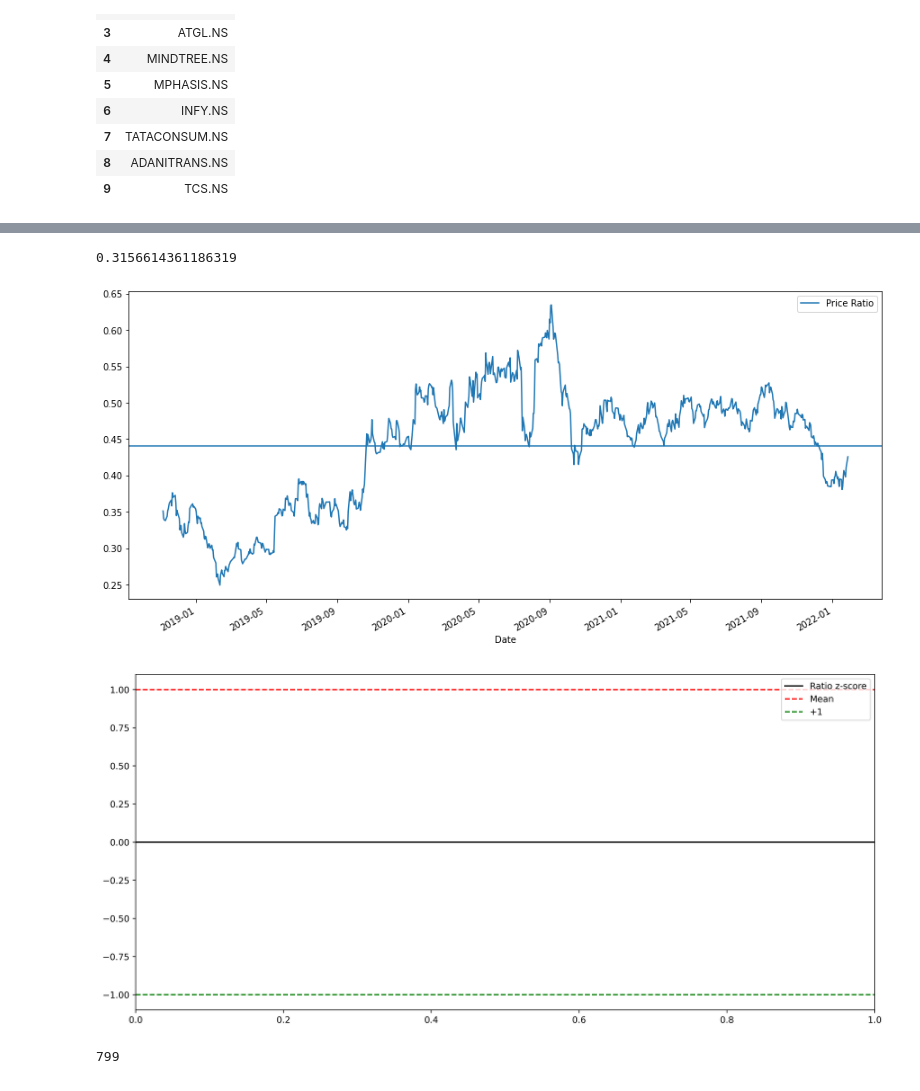
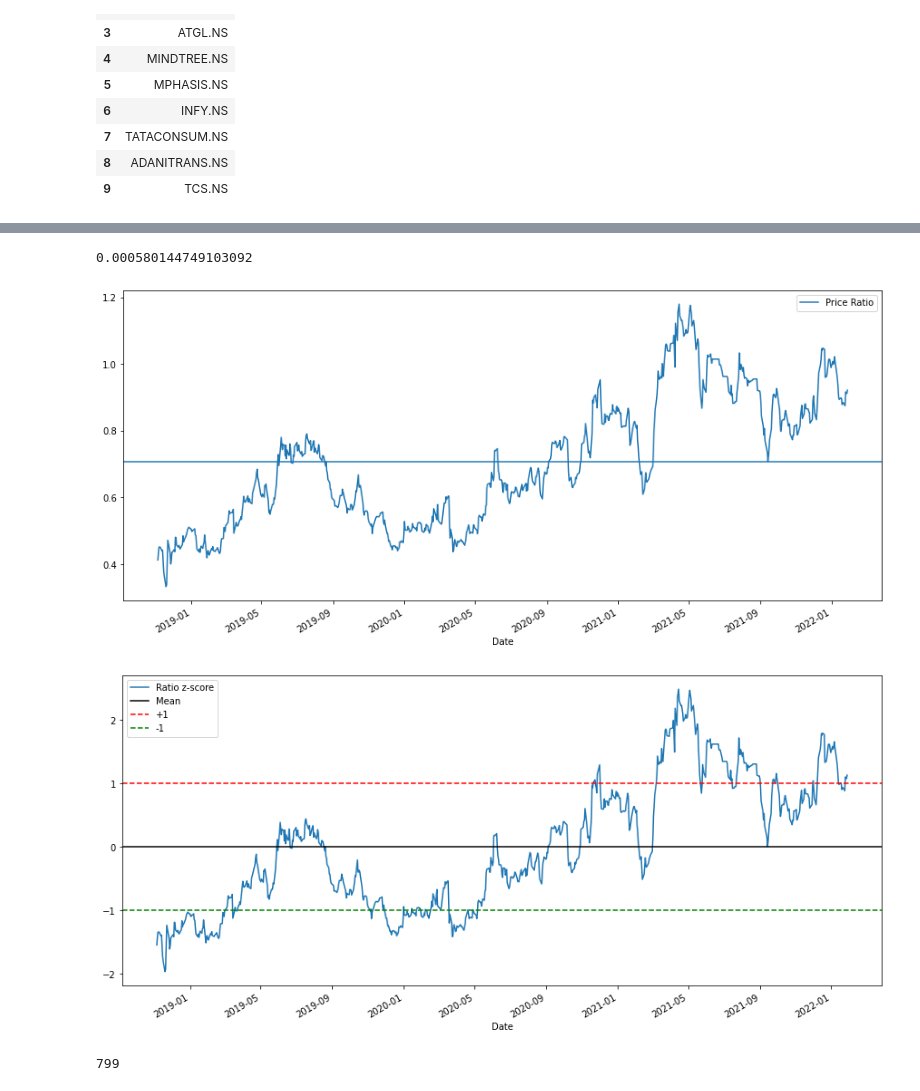
Before and after one commit to nobiSaR/Pairs_Trading, a Jupyter notebook: PairsTrading_part2.ipynb, the cells around one changed output, grey strips where cells are left out. Saved outputs shown, nothing was run; the diff lists cells and outputs as text; code cells hidden in the pictures.

```diff
--- a/PairsTrading_part2.ipynb
+++ b/PairsTrading_part2.ipynb
@@ -149,6 +165,6 @@ print(len(pairs))
 # %%
-S1 = d['TATACONSUM.NS']
-S2 = d['INFY.NS']
+S1 = d['ATGL.NS']
+S2 = d['ADANITRANS.NS']
 score, pvalue, _ = coint(S1, S2)
 print(pvalue)
 ratios = S1 / S2
@@ -157,18 +173,18 @@ plt.axhline(ratios.mean())
 plt.legend(['Price Ratio'])
 plt.show()
 # %% [output]
-0.3156614361186319
+0.000580144749103092
-[figure, old version]
+[figure, new version]
 # %%
 def zscore(series):
     return (series - series.mean()) / np.std(series)
 # %%
-plt.figure(figsize=(15,7), dpi = 500)
+zscore(ratios).plot(figsize=(15,7))
 plt.axhline(zscore(ratios).mean(), color='black')
 plt.axhline(1.0, color='red', linestyle='--')
 plt.axhline(-1.0, color='green', linestyle='--')
 plt.legend(['Ratio z-score', 'Mean', '+1', '-1'])
 plt.show()
 # %% [output]
-[figure, old version]
+[figure, new version]
 # %%
```
Also changed, not shown: parts of 9 cells of this notebook, 1 other file.
